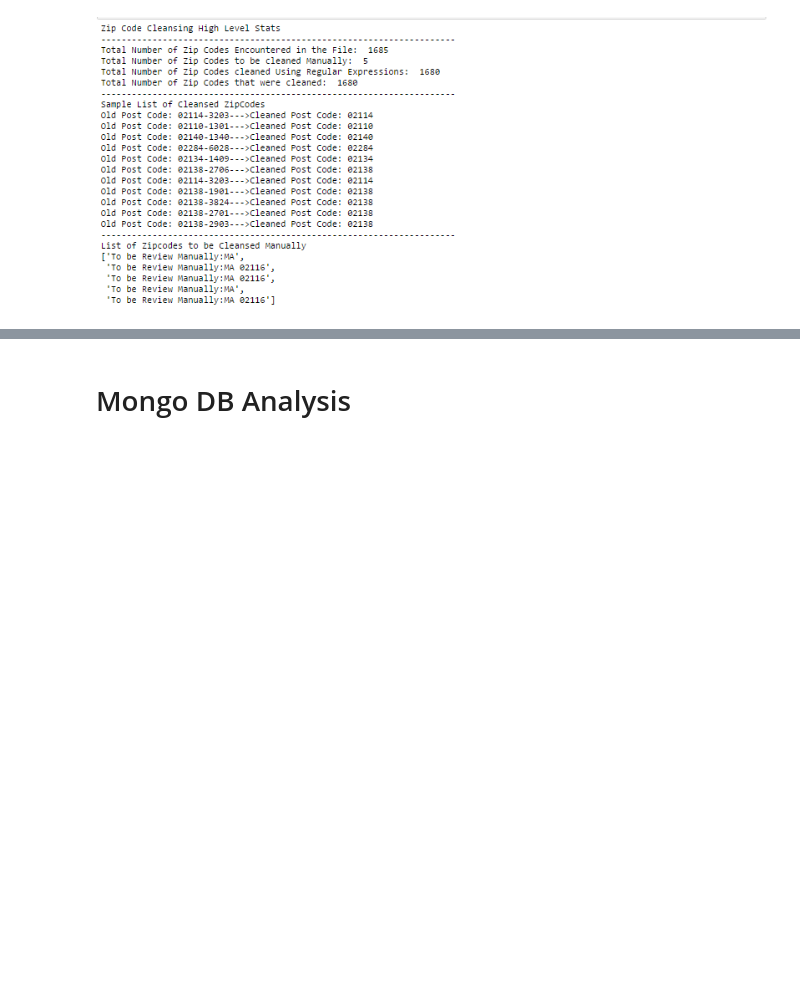
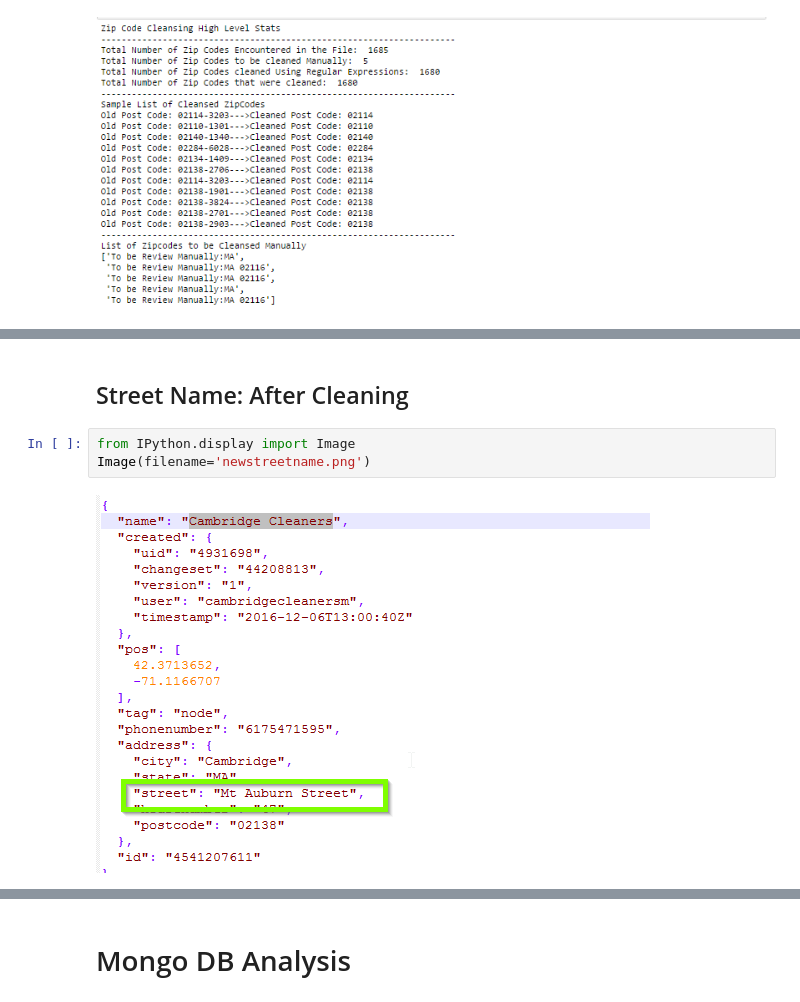
Before and after one commit to Ajinth/Python-Data-Analysis, a Jupyter notebook: Boston_OSM_Analysis_Final0305_Summary.ipynb, the cells around one changed output, grey strips where cells are left out. Cells and saved outputs as stored; diff of their text form; blank space fills up the shorter version.

```diff
--- a/Boston_OSM_Analysis_Final0305_Summary.ipynb
+++ b/Boston_OSM_Analysis_Final0305_Summary.ipynb
@@ -185,0 +198,7 @@ This step involves creation of a JSON file for importing the file to MongoDB.
+# %% [markdown]
+## Street Name: After Cleaning
+# %%
+from IPython.display import Image
+Image(filename='newstreetname.png')
+# %% [output]
+[figure, added]
```
Also changed, not shown: parts of 8 cells of this notebook, 3 other files.
